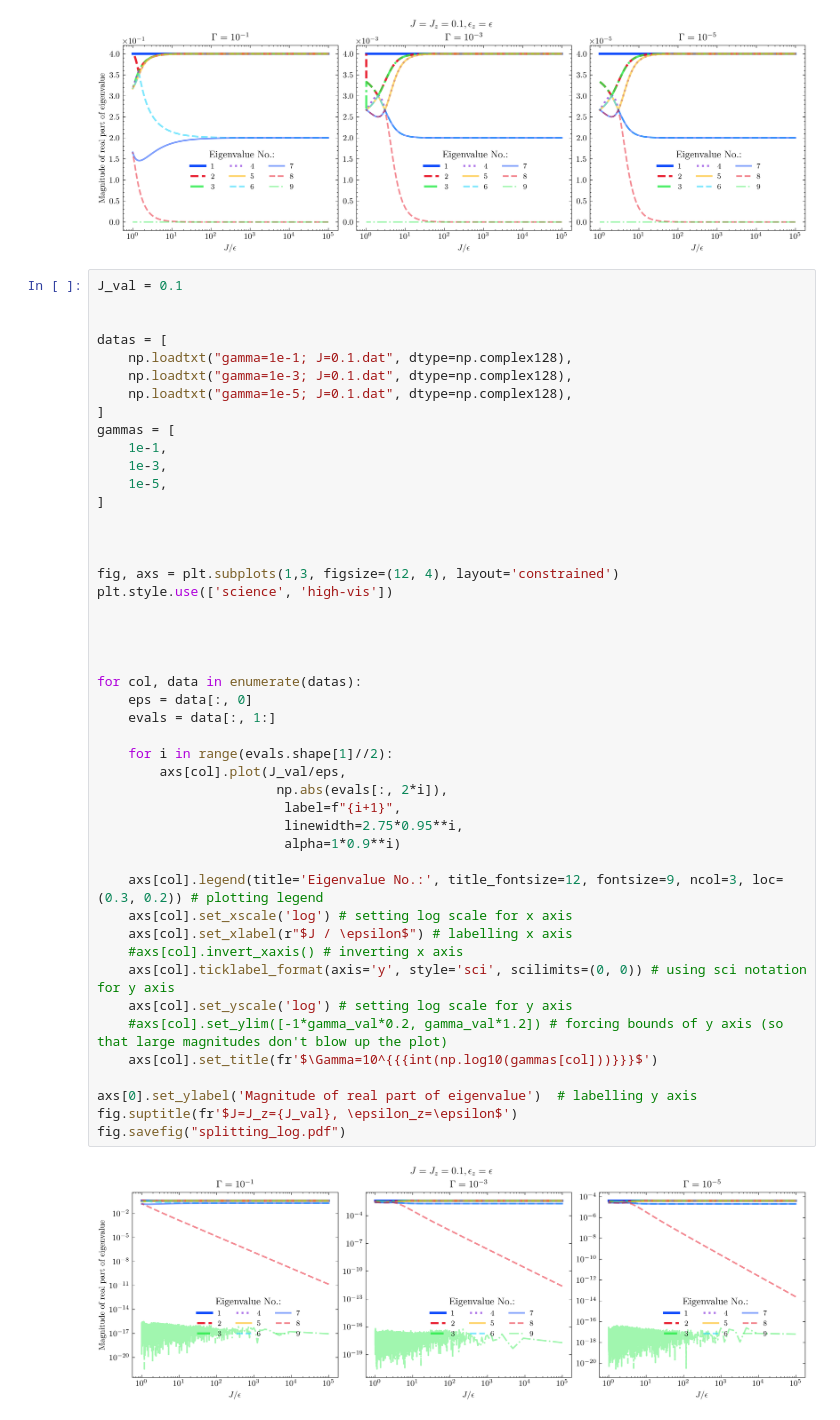
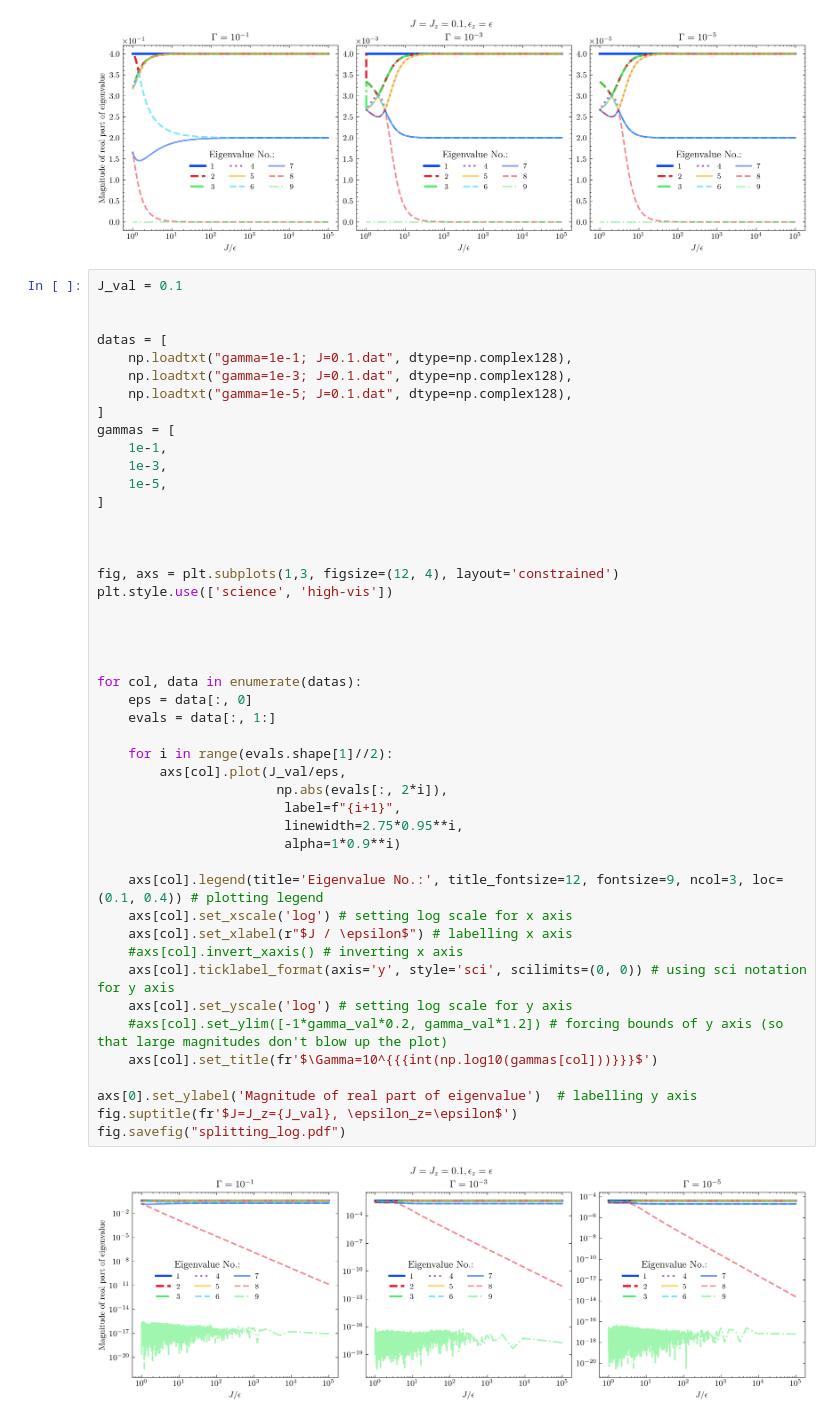
Before and after one commit to kiwipretzel/nserc-2026, a Jupyter notebook: [3.3] [three-site (degenerate), two-body, general epsilon's, local dephasing, with sigma-z interactions]/[3.3.1] [eval splitting] [june 22].ipynb, the cells around one changed output. Drawn from its saved outputs; the diff is of its cells as text.

Commit message:
moved legend

```diff
--- a/[3.3] [three-site (degenerate), two-body, general epsilon's, local dephasing, with sigma-z interactions]/[3.3.1] [eval splitting] [june 22].ipynb
+++ b/[3.3] [three-site (degenerate), two-body, general epsilon's, local dephasing, with sigma-z interactions]/[3.3.1] [eval splitting] [june 22].ipynb
@@ -88,32 +88,32 @@ gammas = [
 
 fig, axs = plt.subplots(1,3, figsize=(12, 4), layout='constrained')
 plt.style.use(['science', 'high-vis'])
 
 
 
 
 for col, data in enumerate(datas):
     eps = data[:, 0]
     evals = data[:, 1:]
 
     for i in range(evals.shape[1]//2):
         axs[col].plot(J_val/eps,
                        np.abs(evals[:, 2*i]),
                         label=f"{i+1}",
                         linewidth=2.75*0.95**i,
                         alpha=1*0.9**i)
 
-    axs[col].legend(title='Eigenvalue No.:', title_fontsize=12, fontsize=9, ncol=3, loc=(0.3, 0.2)) # plotting legend
+    axs[col].legend(title='Eigenvalue No.:', title_fontsize=12, fontsize=9, ncol=3, loc=(0.1, 0.4)) # plotting legend
     axs[col].set_xscale('log') # setting log scale for x axis
     axs[col].set_xlabel(r"$J / \epsilon$") # labelling x axis
     #axs[col].invert_xaxis() # inverting x axis
     axs[col].ticklabel_format(axis='y', style='sci', scilimits=(0, 0)) # using sci notation for y axis
     axs[col].set_yscale('log') # setting log scale for y axis
     #axs[col].set_ylim([-1*gamma_val*0.2, gamma_val*1.2]) # forcing bounds of y axis (so that large magnitudes don't blow up the plot)
     axs[col].set_title(fr'$\Gamma=10^{{{int(np.log10(gammas[col]))}}}$')
 
 axs[0].set_ylabel('Magnitude of real part of eigenvalue')  # labelling y axis
 fig.suptitle(fr'$J=J_z={J_val}, \epsilon_z=\epsilon$')
 fig.savefig("splitting_log.pdf")
 # %% [output]
-[figure, old version]
+[figure, new version]
```
Also changed, not shown: 2 other files.
